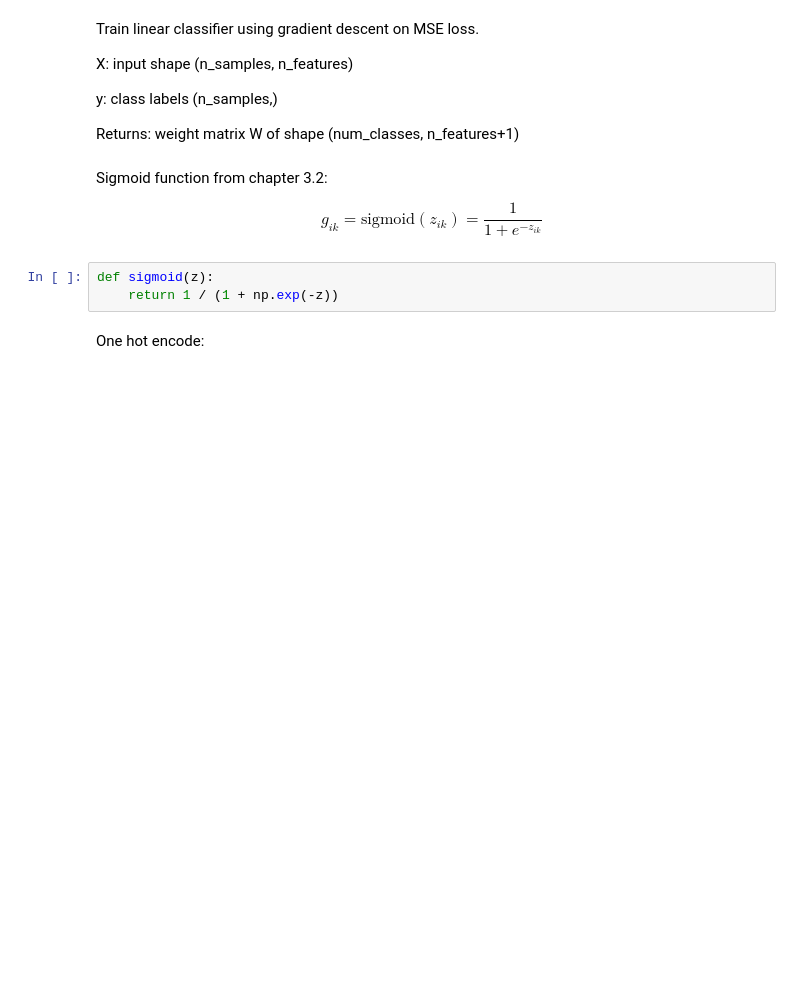
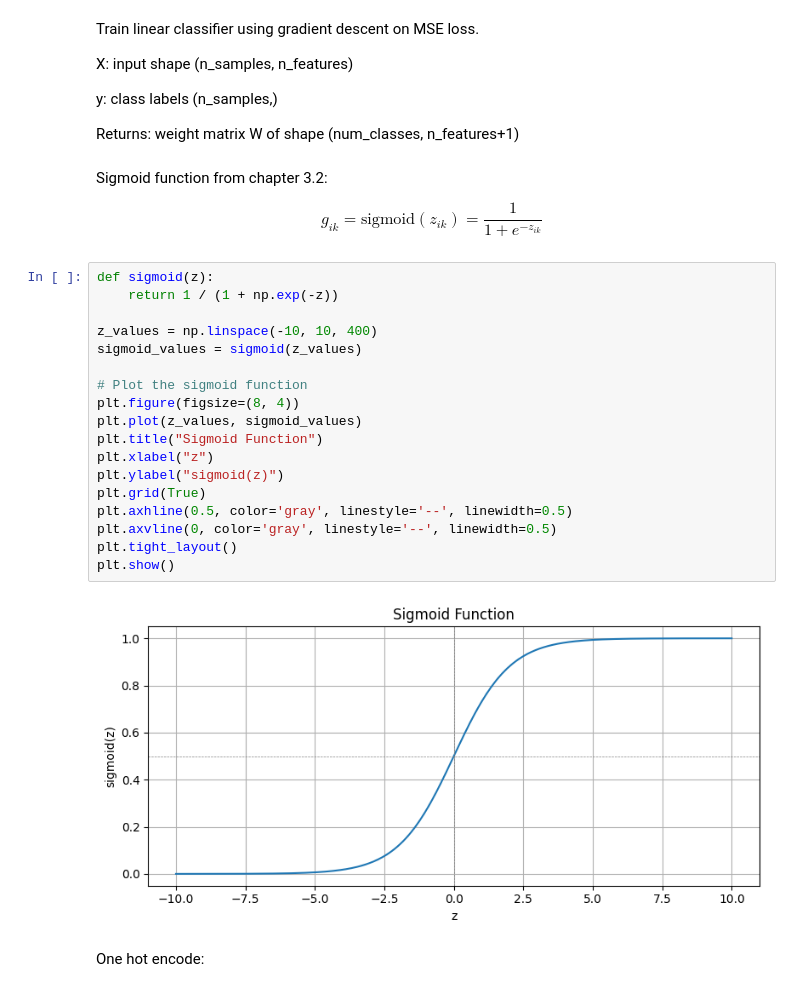
Before and after one commit to Artaosmani/TTT4275-classification-project, a Jupyter notebook: Iris.ipynb, the cells around one changed output. Saved outputs shown, nothing was run; the diff lists cells and outputs as text; blank space fills up the shorter version.

```diff
--- a/Iris.ipynb
+++ b/Iris.ipynb
@@ -68,9 +68,26 @@ Sigmoid function from chapter 3.2:
 $$
 g_{ik} = \text{sigmoid}(z_{ik}) = \frac{1}{1 + e^{-z_{ik}}}
 $$
-# %%
-def sigmoid(z):
-    return 1 / (1 + np.exp(-z))
+# %%
+def sigmoid(z):
+    return 1 / (1 + np.exp(-z))
+
+z_values = np.linspace(-10, 10, 400)
+sigmoid_values = sigmoid(z_values)
+
+# Plot the sigmoid function
+plt.figure(figsize=(8, 4))
+plt.plot(z_values, sigmoid_values)
+plt.title("Sigmoid Function")
+plt.xlabel("z")
+plt.ylabel("sigmoid(z)")
+plt.grid(True)
+plt.axhline(0.5, color='gray', linestyle='--', linewidth=0.5)
+plt.axvline(0, color='gray', linestyle='--', linewidth=0.5)
+plt.tight_layout()
+plt.show()
+# %% [output]
+[figure, added]
 # %% [markdown]
 One hot encode:
 # %%
```
Also changed, not shown: parts of 7 cells of this notebook.
